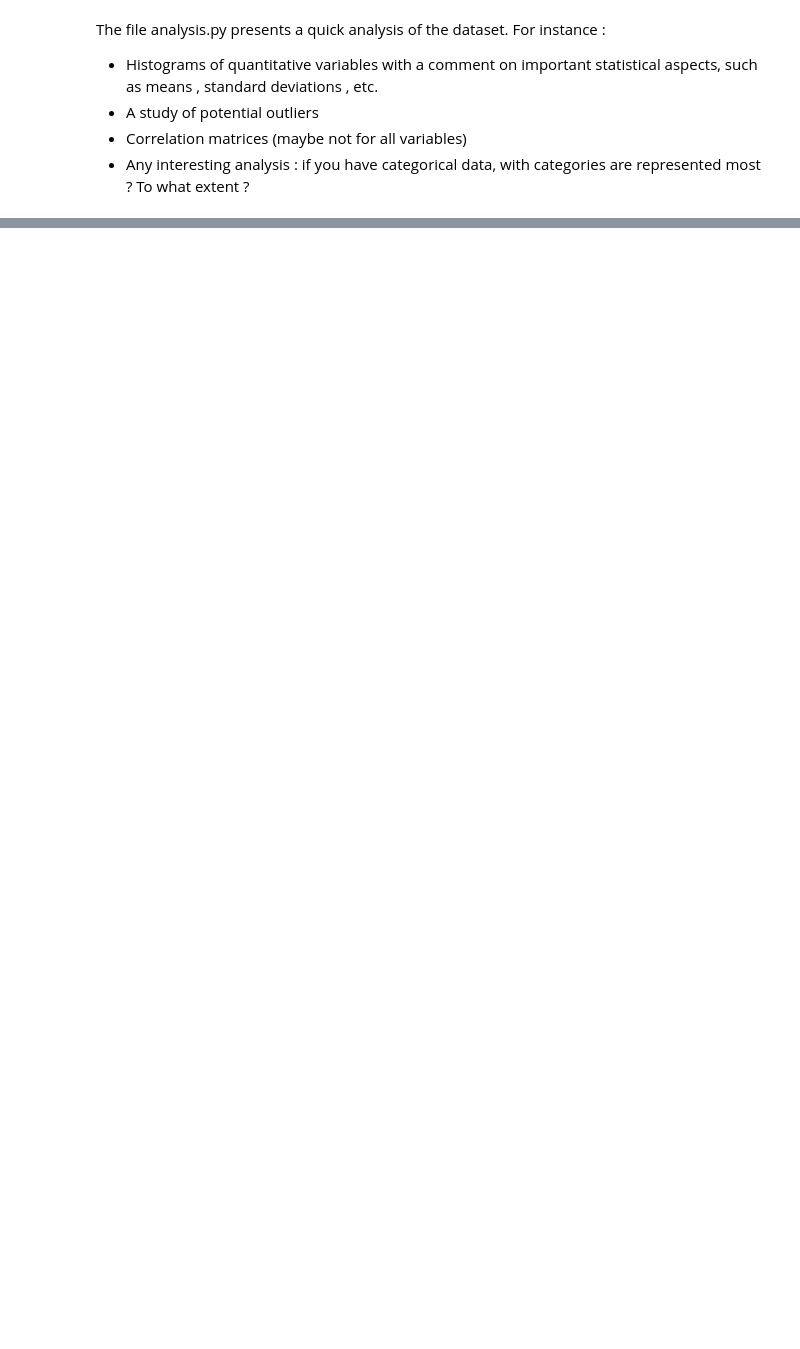
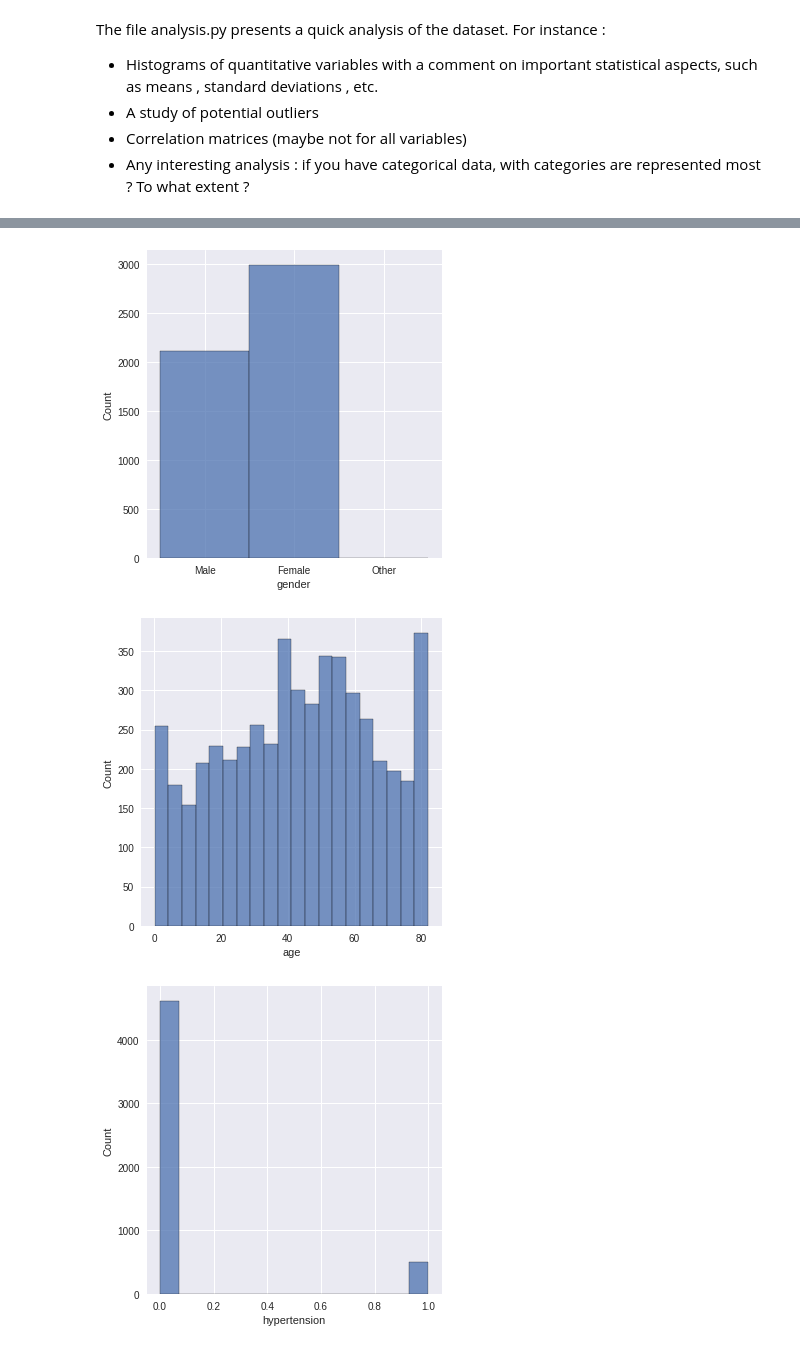
Before and after one commit to ratouney/visualisationProject, a Jupyter notebook: part_2/part_2.ipynb, the cells around one changed output, grey strips where cells are left out. Saved outputs shown, nothing was run; the diff lists cells and outputs as text; code cells hidden in the pictures; blank space fills up the shorter version.

```diff
--- a/part_2/part_2.ipynb
+++ b/part_2/part_2.ipynb
@@ -2,6 +2,8 @@
 import pandas as pd
 from matplotlib import pyplot as plt
 import numpy as np
+
+plt.style.use('seaborn')
 # %% [markdown]
 You are free to choose the dataset within the following constraints :
 * utf-8 encoded in a `data.csv` file
@@ -27,0 +17,3 @@ df.head()
+# %%
+df = pd.read_csv("./data.csv")
+df.head()
@@ -39,14 +37,0 @@ False
-# %%
-# plot distribution of each column
-fig = plt.figure(figsize=(8,12))
-ax = fig.subplots(4, 2)
-fig.tight_layout(h_pad=2)
-
-for (i,col) in enumerate(df.columns[:-1]):
-    x = i % 4
-    y = i // 4
-    ax[x, y].set_title(col)
-    ax[x, y].hist(df[col])
-
-plt.subplots_adjust(top=0.85)
-plt.show()
@@ -54,0 +53,11 @@ plt.show()
+# %%
+import seaborn as sns
+
+# plot distribution of each column
+
+for col in df.columns[1:]:
+    sns.displot(df, x=col)
+# %% [output]
+[figure, added]
+[figure, added]
+[figure, added]
```
Also changed, not shown: parts of 8 cells of this notebook, 1 other file.
